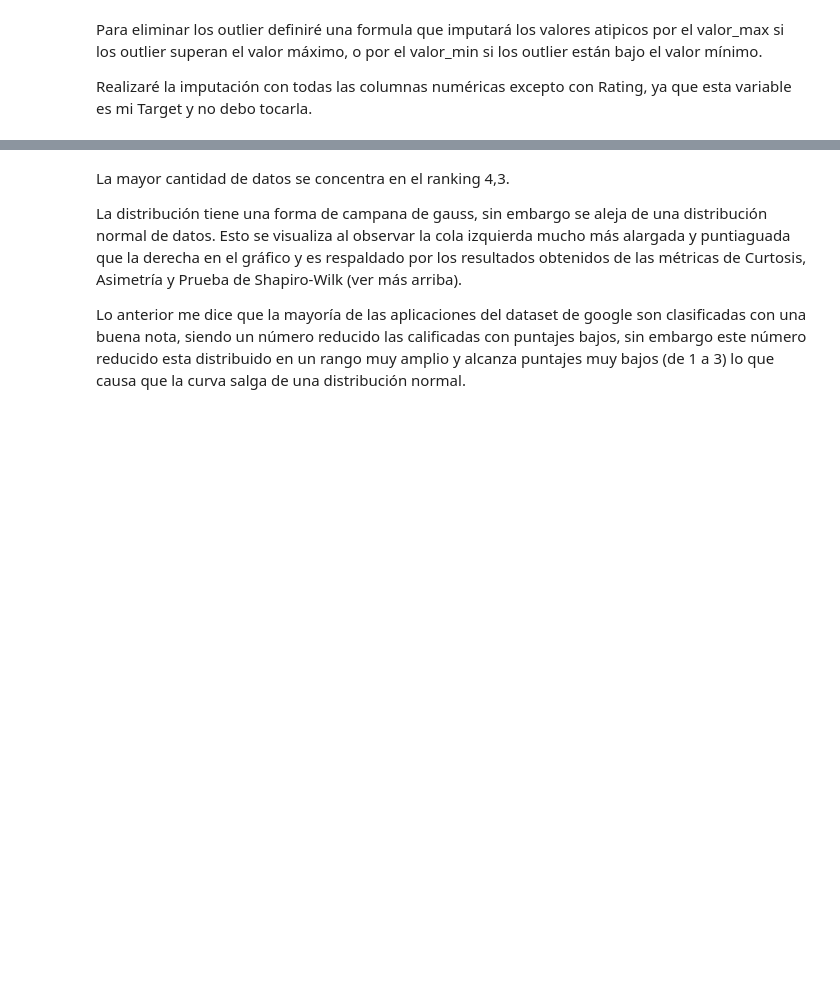
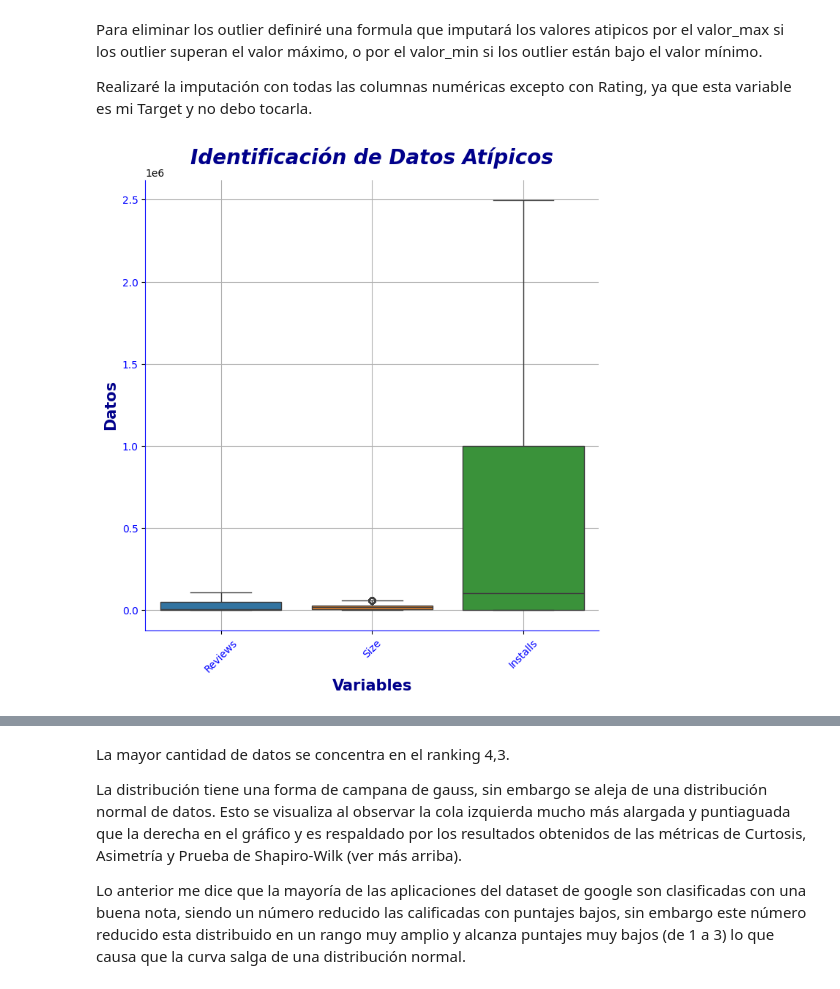
Before and after one commit to gcruzbull/Proyect_7_Bootcamp_UDD, a Jupyter notebook: Experimentos/EDA y Limpieza de Datos/EDA_Proyecto_7.ipynb, the cells around one changed output, grey strips where cells are left out. Drawn from its saved outputs; the diff is of its cells as text; code cells hidden in the pictures; blank space fills up the shorter version.

```diff
--- a/Experimentos/EDA y Limpieza de Datos/EDA_Proyecto_7.ipynb
+++ b/Experimentos/EDA y Limpieza de Datos/EDA_Proyecto_7.ipynb
@@ -916 +895,61 @@ df_google_sin_duplicados = imputar_outliers(df_google_sin_duplicados, columns)
+# %%
+# Función para imputar outliers
+def imputar_outliers(df, df_train, columns):
+    def rango_intercuartilico_train(columna):
+        Q1 = columna.quantile(0.25)
+        Q3 = columna.quantile(0.75)
+        IQR = Q3 - Q1
+        valor_min_train = Q1 - (1.5 * IQR)
+        valor_max_train = Q3 + (1.5 * IQR)
+        return valor_min_train, valor_max_train
+
+    for col in columns:
+        valor_min_train, valor_max_train = rango_intercuartilico_train(df_train[col])
+        df[col] = df[col].apply(lambda x: valor_min_train if x < valor_min_train else valor_max_train if x > valor_max_train else x)
+
+    return df
+
+# Separo mi target de mi data (df_google_sin_duplicados) y creo listas con variables categoricas y numericas
+y = df_google_sin_duplicados[['Rating']]
+x = df_google_sin_duplicados.drop(columns="Rating", axis=1)
+
+numeric_cols = x.select_dtypes(include=["float64", "int64"])  # Excluye la columna Rating
+categorical_cols = x.select_dtypes(include="object")
+
+numerical_list = numeric_cols.columns.tolist()  # Excluye a Rating
+categorical_list = categorical_cols.columns.tolist()
+
+random_state = 42
+
+# Defino mis x_train, x_test, y_train, y_test:
+x_train, x_test, y_train, y_test = train_test_split(x, y, test_size=0.33, random_state=random_state, shuffle=True)
+
+# Divido mis datos en numericos y categoricos
+x_train_num = x_train.select_dtypes(include=["float64", "int64"])
+x_test_num = x_test.select_dtypes(include=["float64", "int64"])
+x_train_obj = x_train.select_dtypes(include=["object"])
+x_test_obj = x_test.select_dtypes(include=["object"])
+
+# Uso de la función
+columns = ['Reviews', 'Size', 'Installs']
+df_google_sin_duplicados = imputar_outliers(df_google_sin_duplicados, x_train_num, columns)
+
+# Compruebo limpieza de Outliers.
+plt.figure(figsize=(8, 8))
+sns.boxplot(data=df_google_sin_duplicados[columns])  # Graficar solo las columnas especificadas
+plt.title("Identificación de Datos Atípicos", fontweight="bold", fontstyle="italic", fontsize=20, pad=15, color="darkblue")
+plt.ylabel("Datos", fontweight="bold", fontsize=15, color="darkblue")
+plt.xlabel("Variables", fontweight="bold", fontsize=15, color="darkblue")
+plt.xticks(rotation=45, color="blue")
+plt.yticks(color="blue")
+
+plt.gca().spines['bottom'].set_color('blue')
+plt.gca().spines['left'].set_color("blue")
+plt.gca().spines['right'].set_color('white')
+plt.gca().spines['top'].set_color("white")
+
+plt.grid()
+plt.show()
+# %% [output]
+[figure, added]
 # %%
```
Also changed, not shown: parts of 28 cells of this notebook, 12 other files.
